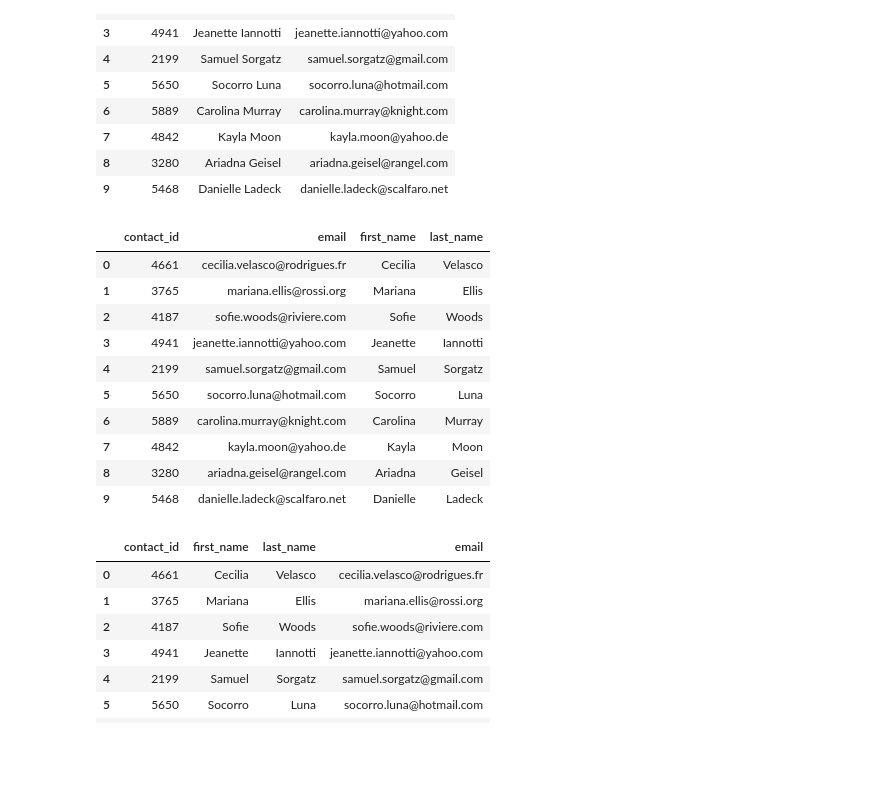
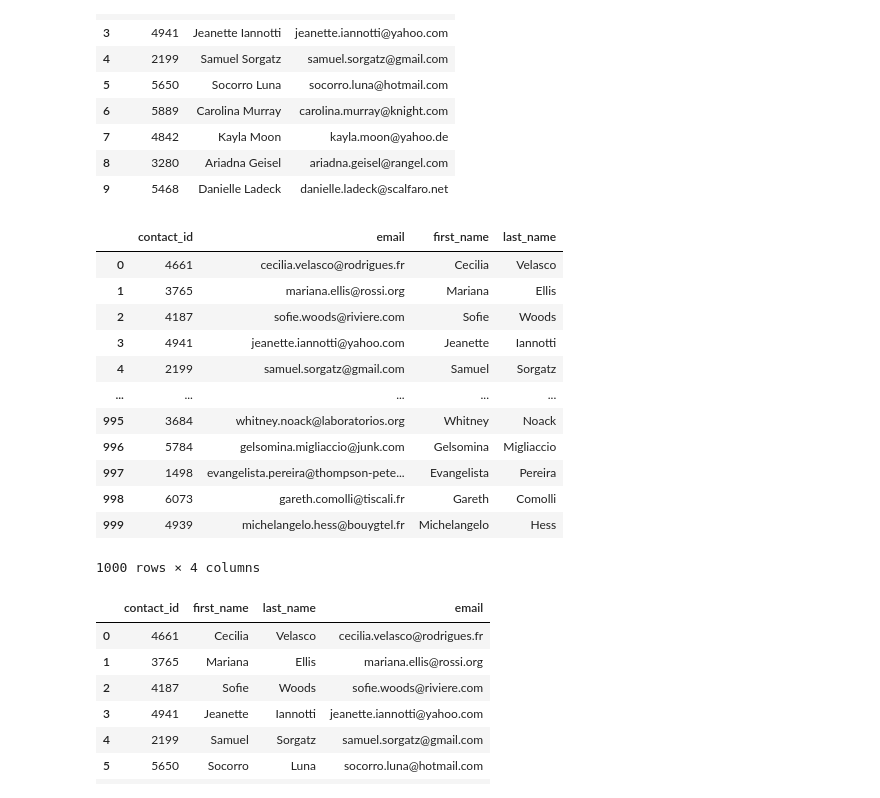
Before and after one commit to clarari137/Crowdfunding_ETL, a Jupyter notebook: ETL_Mini_Project_CRichardson_MLe.ipynb, the cells around one changed output. Cells and saved outputs as stored; diff of their text form; code cells hidden in the pictures; blank space fills up the shorter version.

```diff
--- a/ETL_Mini_Project_CRichardson_MLe.ipynb
+++ b/ETL_Mini_Project_CRichardson_MLe.ipynb
@@ -486,6 +471,6 @@ memory usage: 15.8+ KB
 # %%
 # Extract the name of the contact and add it to a new column.
-p = '(?:name)'
+p = '(?:name\"\:\ \")(\s*\w{2,}\s*\w{2,})'
 contact_info_df_copy['name']=contact_info_df_copy['contact_info'].str.extract(p)
 contact_info_df_copy
 # %% [output]
@@ -493,5 +490,8 @@ ValueError: pattern contains no capture groups
 # %%
 # Extract the email from the contacts and add the values to a new column.
+p = '([a-zA-Z0-9_.+-]+@[a-zA-Z0-9-]+\.[a-zA-Z0-9-.]+)'
+contact_info_df_copy['email']=contact_info_df_copy['contact_info'].str.extract(p)
+contact_info_df_copy
 # %% [output]
 |  | contact_info | contact_id | name | email |
 | 0 | {"contact_id": 4661, "name": "Cec... | 4661 | Cecilia Velasco | cecilia.velasco@rodrigues.fr |
@@ -507,5 +509,7 @@ ValueError: pattern contains no capture groups
 # %%
 # Create a copy of the contact_info_df with the 'contact_id', 'name', 'email' columns.
+contact_info_df = contact_info_df_copy[['contact_id', 'name', 'email']]
+contact_info_df.head(10)
 # %% [output]
 |  | contact_id | name | email |
 | 0 | 4661 | Cecilia Velasco | cecilia.velasco@rodrigues.fr |
@@ -521,19 +525,26 @@ ValueError: pattern contains no capture groups
 # %%
 # Create a "first"name" and "last_name" column with the first and last names from the "name" column.
 
+firstname = '(\w{2,})'
+contact_info_df['first_name']=contact_info_df['name'].str.extract(firstname)
+lastname = '(?:\s)(\w{2,})'
+contact_info_df['last_name']=contact_info_df['name'].str.extract(lastname)
 
 # Drop the contact_name column
+contact_info_df.drop(columns =  "name")
 # %% [output]
 |  | contact_id | email | first_name | last_name |
 | 0 | 4661 | cecilia.velasco@rodrigues.fr | Cecilia | Velasco |
 | 1 | 3765 | mariana.ellis@rossi.org | Mariana | Ellis |
 | 2 | 4187 | sofie.woods@riviere.com | Sofie | Woods |
 | 3 | 4941 | jeanette.iannotti@yahoo.com | Jeanette | Iannotti |
 | 4 | 2199 | samuel.sorgatz@gmail.com | Samuel | Sorgatz |
-| 5 | 5650 | socorro.luna@hotmail.com | Socorro | Luna |
-| 6 | 5889 | carolina.murray@knight.com | Carolina | Murray |
-| 7 | 4842 | kayla.moon@yahoo.de | Kayla | Moon |
-| 8 | 3280 | ariadna.geisel@rangel.com | Ariadna | Geisel |
-| 9 | 5468 | danielle.ladeck@scalfaro.net | Danielle | Ladeck |
+| ... | ... | ... | ... | ... |
+| 995 | 3684 | whitney.noack@laboratorios.org | Whitney | Noack |
+| 996 | 5784 | gelsomina.migliaccio@junk.com | Gelsomina | Migliaccio |
+| 997 | 1498 | evangelista.pereira@thompson-pete... | Evangelista | Pereira |
+| 998 | 6073 | gareth.comolli@tiscali.fr | Gareth | Comolli |
+| 999 | 4939 | michelangelo.hess@bouygtel.fr | Michelangelo | Hess |
+1000 rows × 4 columns
 # %%
 # Reorder the columns
```
Also changed, not shown: parts of 9 cells of this notebook, 1 other file.
